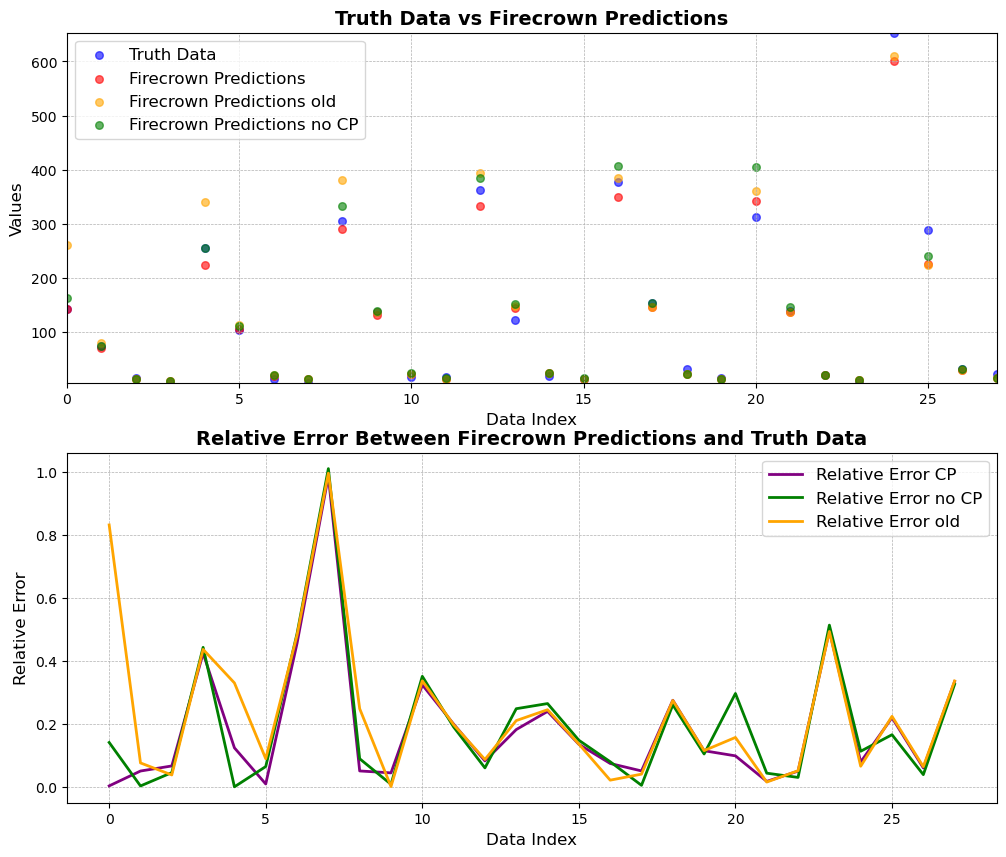
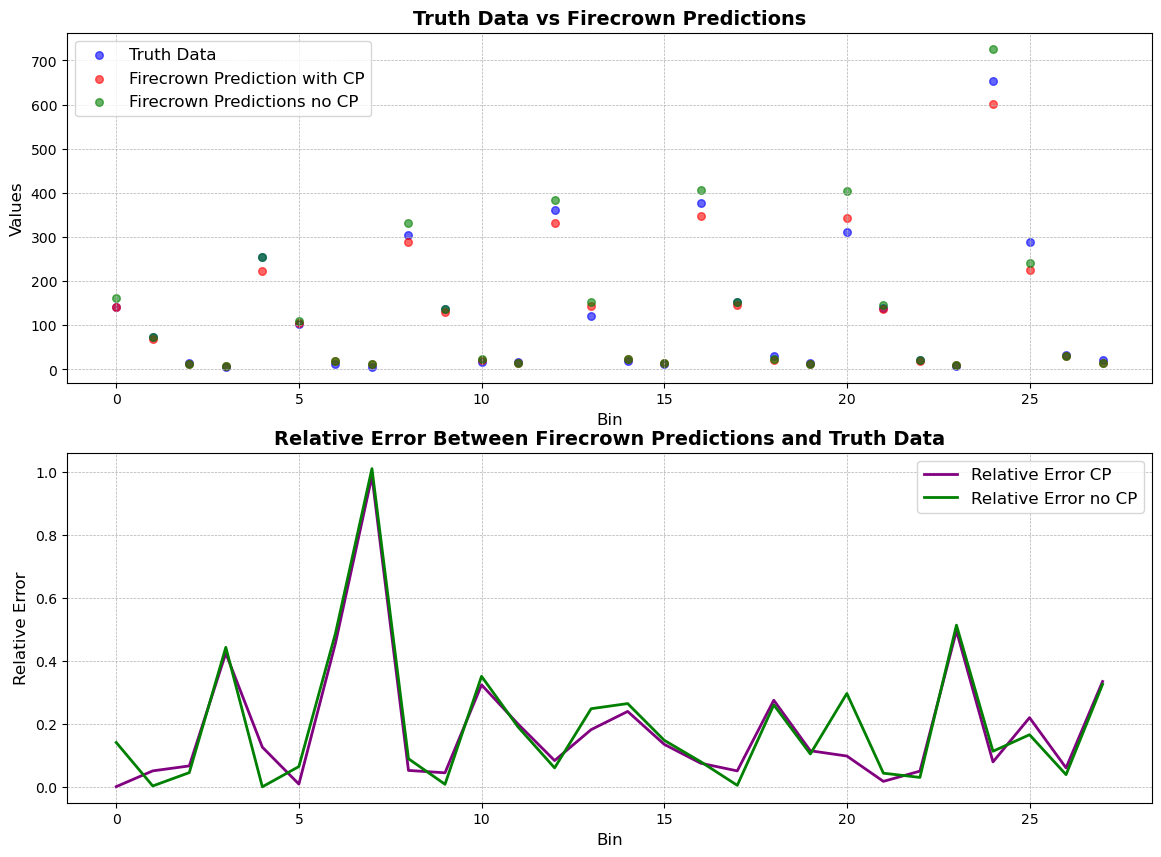
The change to this notebook cell's code, shown as a diff; its figure went from the first image to the second:
--- before
+++ after
@@ -10,15 +10,14 @@
 diff_fd_old = (firecrown_pred_old - truth_data) / truth_data
 # Set up the figure with 2 subplots
-fig, axs = plt.subplots(2, 1, figsize=(12, 10))  # 2 rows, 1 column of subplots
+fig, axs = plt.subplots(2, 1, figsize=(14, 10))  # 2 rows, 1 column of subplots
 
 # Plotting the first subplot (Truth Data vs Firecrown Predictions)
 axs[0].scatter(range(len(truth_data)), truth_data, color='blue', label='Truth Data', s=30, alpha=0.6)
-axs[0].scatter(range(len(firecrown_pred)), firecrown_pred, color='red', label='Firecrown Predictions', s=30, alpha=0.6)
-axs[0].scatter(range(len(firecrown_pred_old)), firecrown_pred_old, color='orange', label='Firecrown Predictions old', s=30, alpha=0.6)
+axs[0].scatter(range(len(firecrown_pred)), firecrown_pred, color='red', label='Firecrown Prediction with CP', s=30, alpha=0.6)
 axs[0].scatter(range(len(firecrown_pred_nocp)), firecrown_pred_nocp, color='green', label='Firecrown Predictions no CP', s=30, alpha=0.6)
 
 # Add title and labels to the first subplot
 axs[0].set_title('Truth Data vs Firecrown Predictions', fontsize=14, fontweight='bold')
-axs[0].set_xlabel('Data Index', fontsize=12)
+axs[0].set_xlabel('Bin', fontsize=12)
 axs[0].set_ylabel('Values', fontsize=12)
 axs[0].legend(loc='upper left', fontsize=12)
@@ -26,15 +25,14 @@
 
 # Adjust x and y axis limits with more padding for the first subplot
-axs[0].set_xlim([0, len(truth_data)-1])  # Set x axis limit to the length of truth_data
+#axs[0].set_xlim([0, len(truth_data)-1])  # Set x axis limit to the length of truth_data
 y_min = min(min(truth_data), min(firecrown_pred)) - 0.1
 y_max = max(max(truth_data), max(firecrown_pred)) + 0.1
-axs[0].set_ylim([y_min, y_max])  # Added padding for the y-axis
+#axs[0].set_ylim([y_min, y_max])  # Added padding for the y-axis
 
 # Plotting the second subplot (Relative Error)
 axs[1].plot(range(len(diff_fd)), abs(diff_fd), color='purple', label='Relative Error CP', linewidth=2)
 axs[1].plot(range(len(diff_fd)), abs(diff_fd_nocp), color='green', label='Relative Error no CP', linewidth=2)
-axs[1].plot(range(len(diff_fd_old)), abs(diff_fd_old), color='orange', label='Relative Error old', linewidth=2)
 axs[1].set_title('Relative Error Between Firecrown Predictions and Truth Data', fontsize=14, fontweight='bold')
-axs[1].set_xlabel('Data Index', fontsize=12)
+axs[1].set_xlabel('Bin', fontsize=12)
 axs[1].set_ylabel('Relative Error', fontsize=12)
 axs[1].legend(loc='upper right', fontsize=12)

Commit: Added TXPipe stage